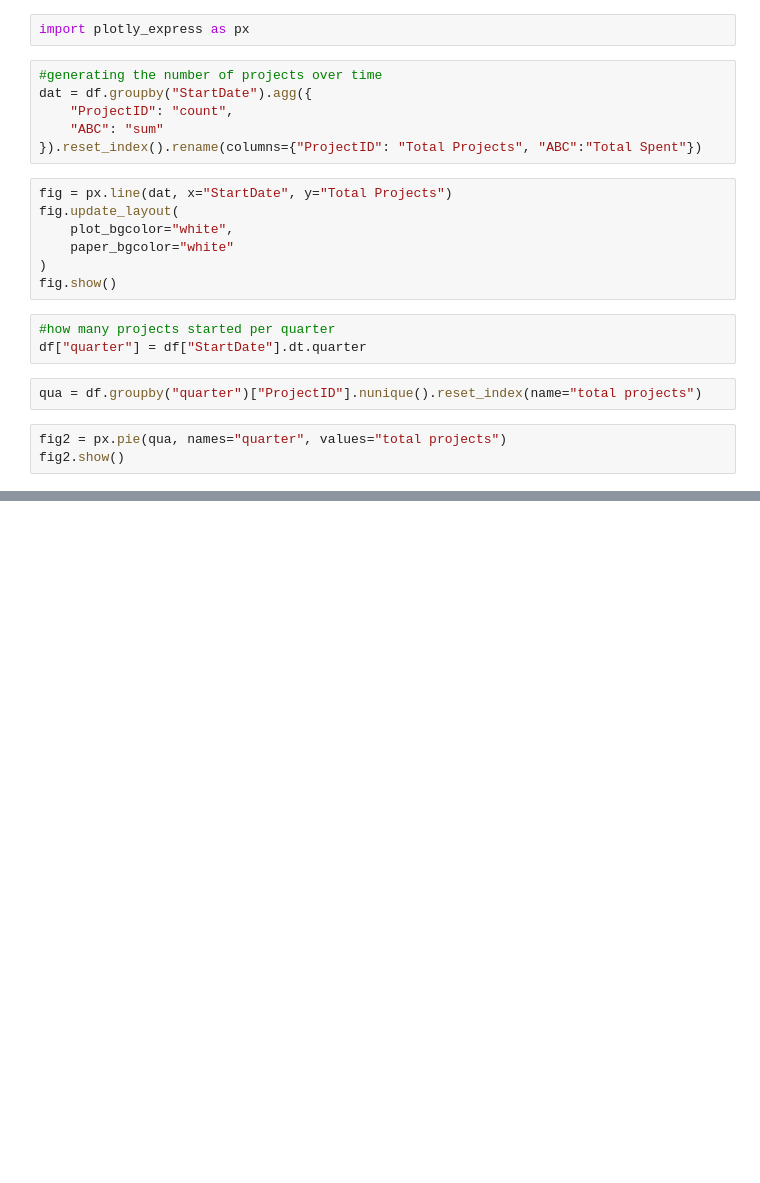
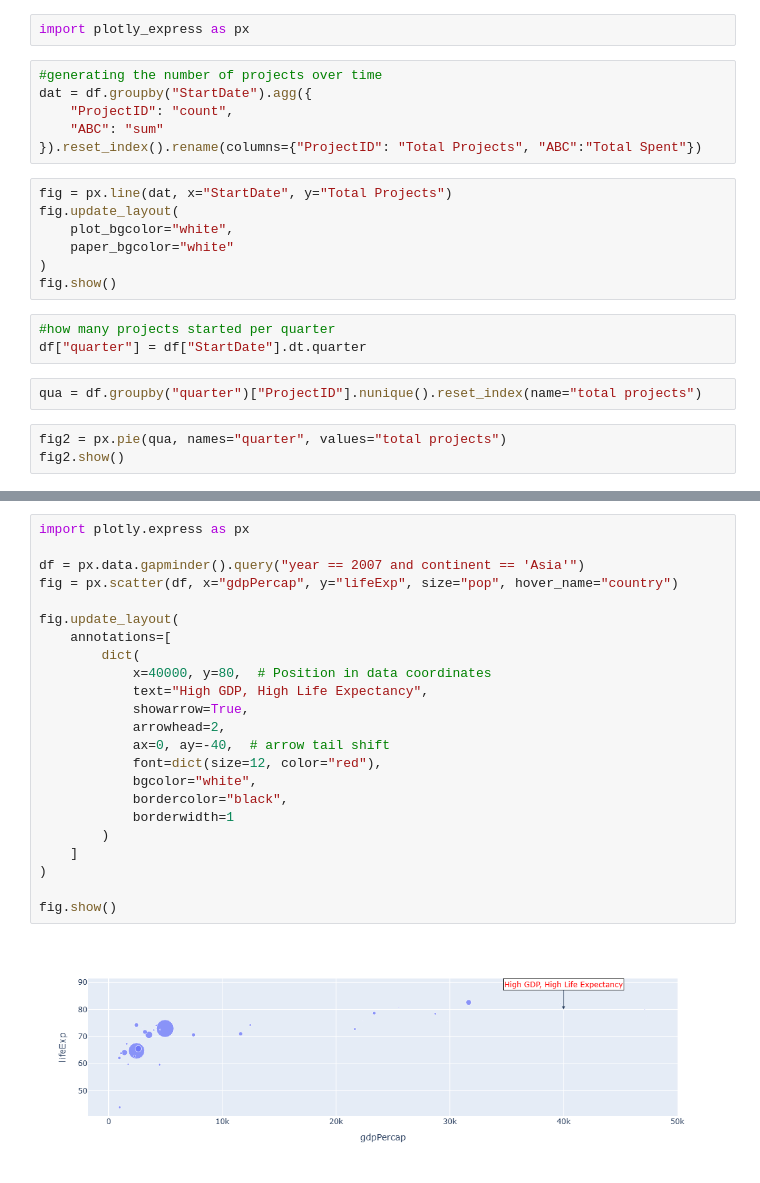
Before and after one commit to InspectElement404/dash-flood-control, a Jupyter notebook: Flood Control API.ipynb, the cells around one changed output, grey strips where cells are left out. Saved outputs shown, nothing was run; the diff lists cells and outputs as text; blank space fills up the shorter version.

```diff
--- a/Flood Control API.ipynb
+++ b/Flood Control API.ipynb
@@ -115,0 +269,25 @@ OSError: Address 'http://127.0.0.1:8050' already in use.
+# %%
+import plotly.express as px
+
+df = px.data.gapminder().query("year == 2007 and continent == 'Asia'")
+fig = px.scatter(df, x="gdpPercap", y="lifeExp", size="pop", hover_name="country")
+
+fig.update_layout(
+    annotations=[
+        dict(
+            x=40000, y=80,  # Position in data coordinates
+            text="High GDP, High Life Expectancy",
+            showarrow=True,
+            arrowhead=2,
+            ax=0, ay=-40,  # arrow tail shift
+            font=dict(size=12, color="red"),
+            bgcolor="white",
+            bordercolor="black",
+            borderwidth=1
+        )
+    ]
+)
+
+fig.show()
+# %% [output]
+[figure, added]
```
Also changed, not shown: parts of 18 cells of this notebook, 9 other files.
